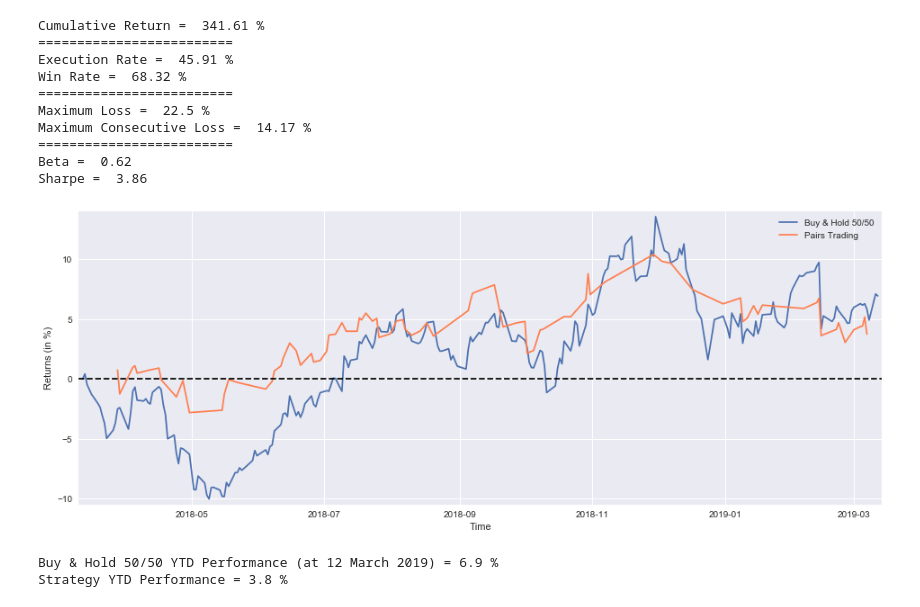
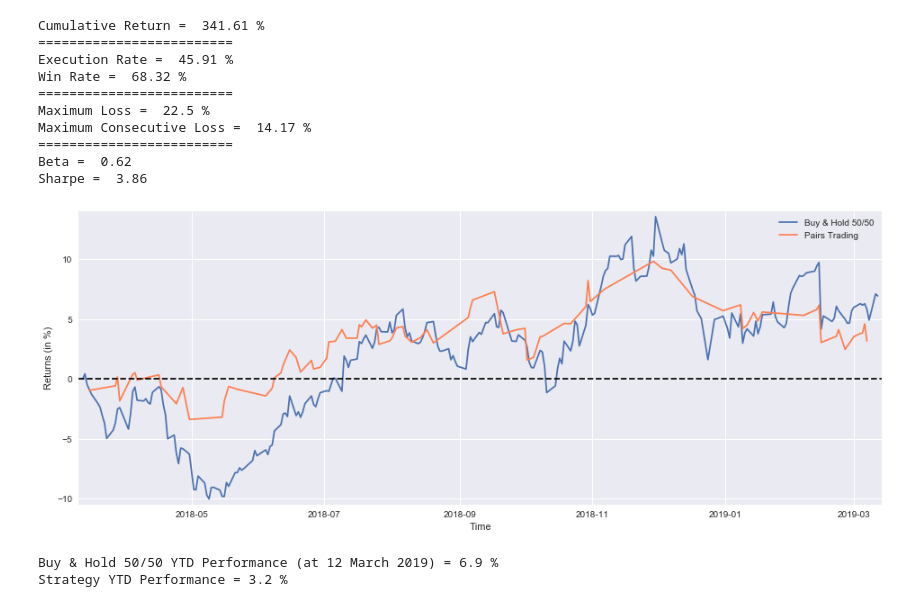
Before and after one commit to LongOnly/Quantitative-Notebooks, a Jupyter notebook: PairsTrading.ipynb, the cells around one changed output. Saved outputs shown, nothing was run; the diff lists cells and outputs as text; code cells hidden in the pictures.

```diff
--- a/PairsTrading.ipynb
+++ b/PairsTrading.ipynb
@@ -220,20 +220,20 @@ Beta =  0.62
 Sharpe =  3.86
 # %%
 BuyHoldBothYTD = (((PEP['Adj Close'][-252:]/float(PEP['Adj Close'][-252])-1)+(KO['Adj Close'][-252:]/float(KO['Adj Close'][-252])-1))/2).fillna(method='ffill')
-StrategyYTD = returns[-90:].cumsum()
+StrategyYTD = returns[-92:].cumsum()
 
 plt.figure(figsize=(16,6))
 plt.plot(BuyHoldBothYTD*100, label='Buy & Hold 50/50')
 plt.plot(StrategyYTD*100, label='Pairs Trading', color='coral')
 plt.xlabel('Time')
 plt.ylabel('Returns (in %)')
 plt.margins(x=0.005,y=0.02)
 plt.axhline(y=0, xmin=0, xmax=1, linestyle='--', color='k')
 plt.legend()
 plt.show()
 print('Buy & Hold 50/50 YTD Performance (at 12 March 2019) =',round(float(BuyHoldBothYTD[-1:]*100),1),'%')
 print('Strategy YTD Performance =',round(float(StrategyYTD[-1:]*100),1),'%')
 # %% [output]
-[figure, old version]
+[figure, new version]
 Buy & Hold 50/50 YTD Performance (at 12 March 2019) = 6.9 %
-Strategy YTD Performance = 3.8 %
+Strategy YTD Performance = 3.2 %
```
